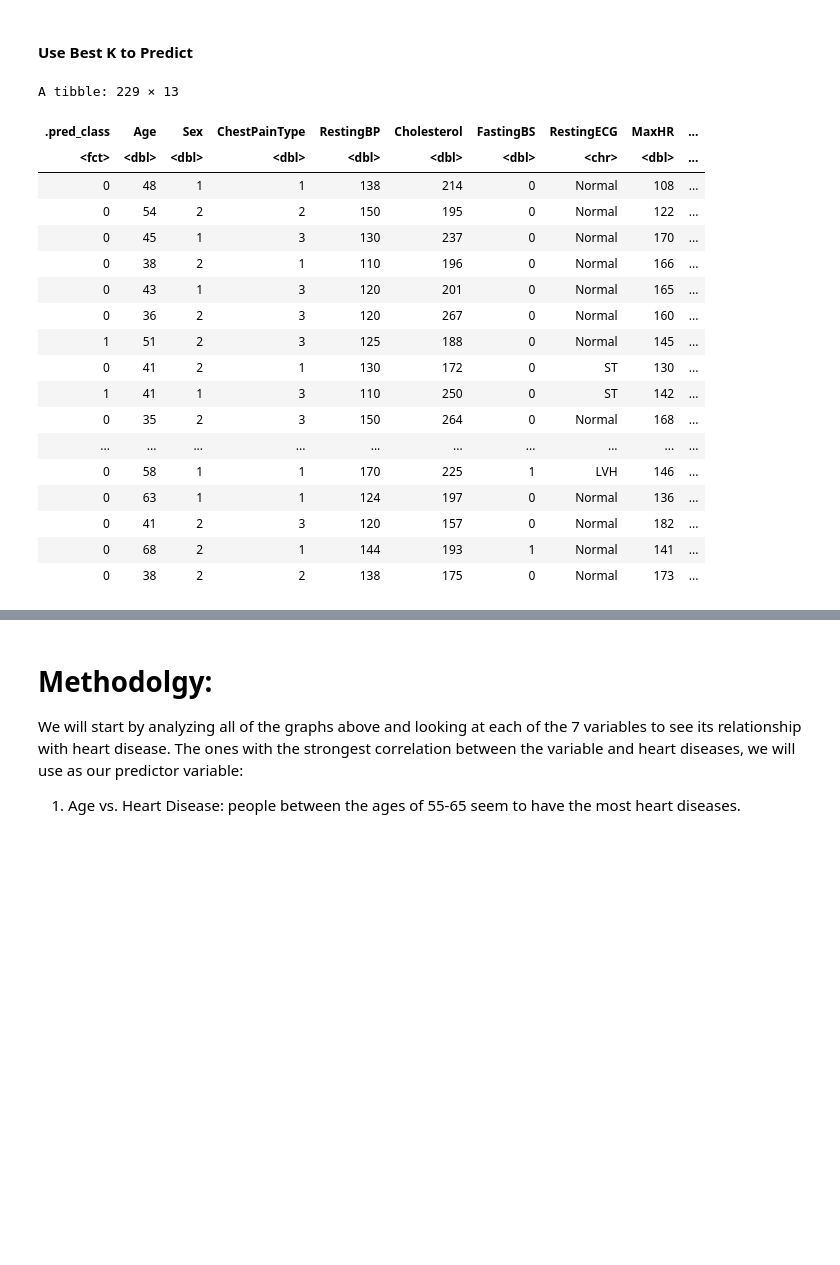
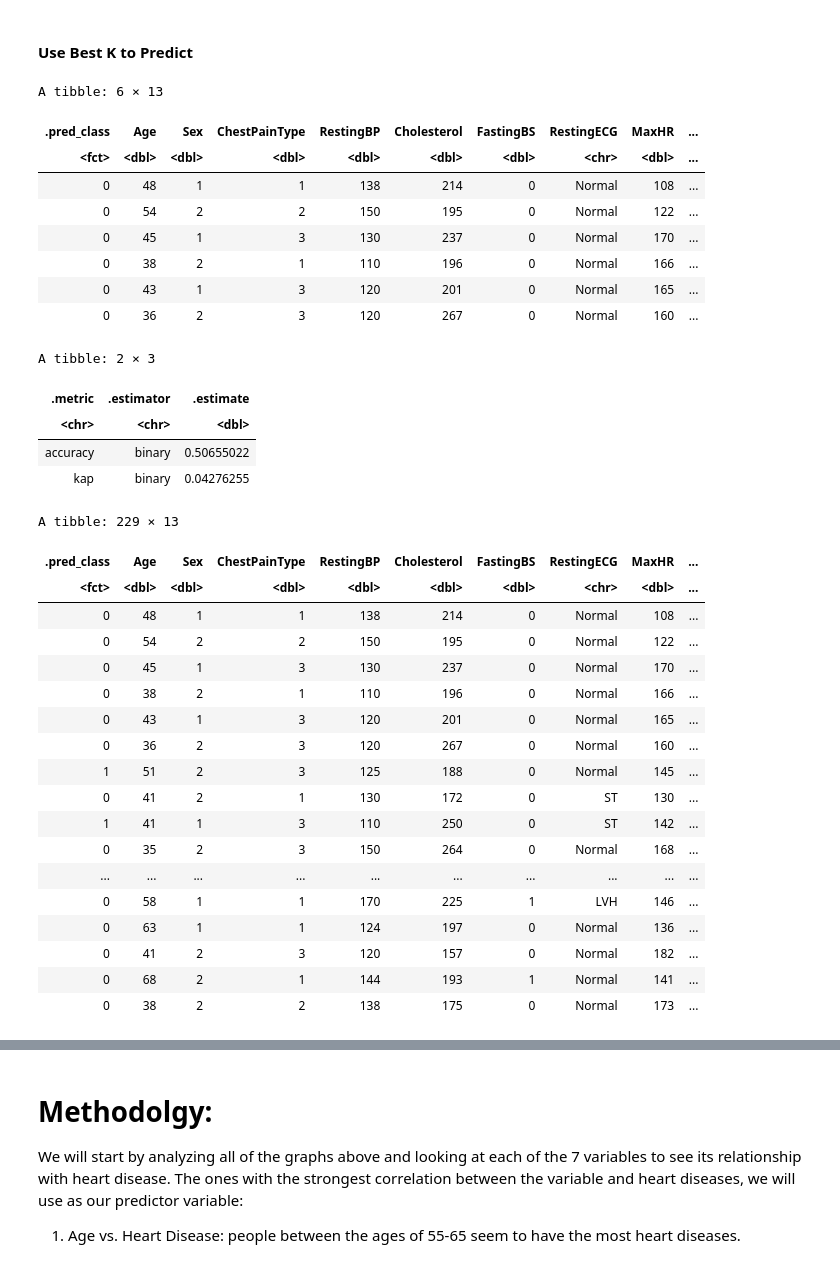
Before and after one commit to Simpson1104/Group-Proposal, a Jupyter notebook: Wrangling_data.ipynb, the cells around one changed output, grey strips where cells are left out. Cells and saved outputs as stored; diff of their text form; code cells hidden in the pictures; blank space fills up the shorter version.

```diff
--- a/Wrangling_data.ipynb
+++ b/Wrangling_data.ipynb
@@ -442,47 +442,60 @@ k_min <- heart_min %>%
 knn_best <- nearest_neighbor(weight_func = "rectangular", neighbors = k_min) %>%
             set_engine("kknn") %>%
             set_mode("classification")
 
 heart_best_fit <- workflow() %>%
                   add_recipe(heart_recipe) %>%
                   add_model(knn_best) %>%
                   fit(data = heart_train)
 
 heart_test <- heart_test%>%
               mutate(Sex = as_factor(Sex)) %>%
               mutate(Sex = as.numeric(Sex)) %>%
               mutate(ChestPainType = as_factor(ChestPainType)) %>%
               mutate(ChestPainType = as.numeric(ChestPainType))
 
 heart_test_predictions <- predict(heart_best_fit, heart_test) %>%
                           bind_cols(heart_test)
 
-hear
-#heart_summary <- heart_best_fit %>%
-#                 predict(heart_test) %>%
- #                bind_cols(heart_test) %>%
- #                metrics(truth = HeartDisease, estimate = .pred_class)
-#heart_summary
+heart_summary <- heart_test_predictions %>%
+                 metrics(truth = HeartDisease, estimate = .pred_class)
+
 
 
 head(heart_test_predictions)
+heart_summary
+heart_test_predictions
 # %% [output]
-A tibble: 229 × 13
+A tibble: 6 × 13
 | .pred_class | Age | Sex | ChestPainType | RestingBP | Cholesterol | FastingBS | RestingECG | MaxHR | ... |
 | <fct> | <dbl> | <dbl> | <dbl> | <dbl> | <dbl> | <dbl> | <chr> | <dbl> | ... |
 | 0 | 48 | 1 | 1 | 138 | 214 | 0 | Normal | 108 | ... |
 | 0 | 54 | 2 | 2 | 150 | 195 | 0 | Normal | 122 | ... |
 | 0 | 45 | 1 | 3 | 130 | 237 | 0 | Normal | 170 | ... |
 | 0 | 38 | 2 | 1 | 110 | 196 | 0 | Normal | 166 | ... |
 | 0 | 43 | 1 | 3 | 120 | 201 | 0 | Normal | 165 | ... |
 | 0 | 36 | 2 | 3 | 120 | 267 | 0 | Normal | 160 | ... |
-| 1 | 51 | 2 | 3 | 125 | 188 | 0 | Normal | 145 | ... |
-| 0 | 41 | 2 | 1 | 130 | 172 | 0 | ST | 130 | ... |
-| 1 | 41 | 1 | 3 | 110 | 250 | 0 | ST | 142 | ... |
-| 0 | 35 | 2 | 3 | 150 | 264 | 0 | Normal | 168 | ... |
-| ... | ... | ... | ... | ... | ... | ... | ... | ... | ... |
-| 0 | 58 | 1 | 1 | 170 | 225 | 1 | LVH | 146 | ... |
-| 0 | 63 | 1 | 1 | 124 | 197 | 0 | Normal | 136 | ... |
-| 0 | 41 | 2 | 3 | 120 | 157 | 0 | Normal | 182 | ... |
-| 0 | 68 | 2 | 1 | 144 | 193 | 1 | Normal | 141 | ... |
-| 0 | 38 | 2 | 2 | 138 | 175 | 0 | Normal | 173 | ... |
+A tibble: 2 × 3
+| .metric | .estimator | .estimate |
+| <chr> | <chr> | <dbl> |
+| accuracy | binary | 0.50655022 |
+| kap | binary | 0.04276255 |
+A tibble: 229 × 13
+| .pred_class | Age | Sex | ChestPainType | RestingBP | Cholesterol | FastingBS | RestingECG | MaxHR | ... |
+| <fct> | <dbl> | <dbl> | <dbl> | <dbl> | <dbl> | <dbl> | <chr> | <dbl> | ... |
+| 0 | 48 | 1 | 1 | 138 | 214 | 0 | Normal | 108 | ... |
+| 0 | 54 | 2 | 2 | 150 | 195 | 0 | Normal | 122 | ... |
+| 0 | 45 | 1 | 3 | 130 | 237 | 0 | Normal | 170 | ... |
+| 0 | 38 | 2 | 1 | 110 | 196 | 0 | Normal | 166 | ... |
+| 0 | 43 | 1 | 3 | 120 | 201 | 0 | Normal | 165 | ... |
+| 0 | 36 | 2 | 3 | 120 | 267 | 0 | Normal | 160 | ... |
+| 1 | 51 | 2 | 3 | 125 | 188 | 0 | Normal | 145 | ... |
+| 0 | 41 | 2 | 1 | 130 | 172 | 0 | ST | 130 | ... |
+| 1 | 41 | 1 | 3 | 110 | 250 | 0 | ST | 142 | ... |
+| 0 | 35 | 2 | 3 | 150 | 264 | 0 | Normal | 168 | ... |
+| ... | ... | ... | ... | ... | ... | ... | ... | ... | ... |
+| 0 | 58 | 1 | 1 | 170 | 225 | 1 | LVH | 146 | ... |
+| 0 | 63 | 1 | 1 | 124 | 197 | 0 | Normal | 136 | ... |
+| 0 | 41 | 2 | 3 | 120 | 157 | 0 | Normal | 182 | ... |
+| 0 | 68 | 2 | 1 | 144 | 193 | 1 | Normal | 141 | ... |
+| 0 | 38 | 2 | 2 | 138 | 175 | 0 | Normal | 173 | ... |
```
Also changed, not shown: parts of 5 cells of this notebook.
